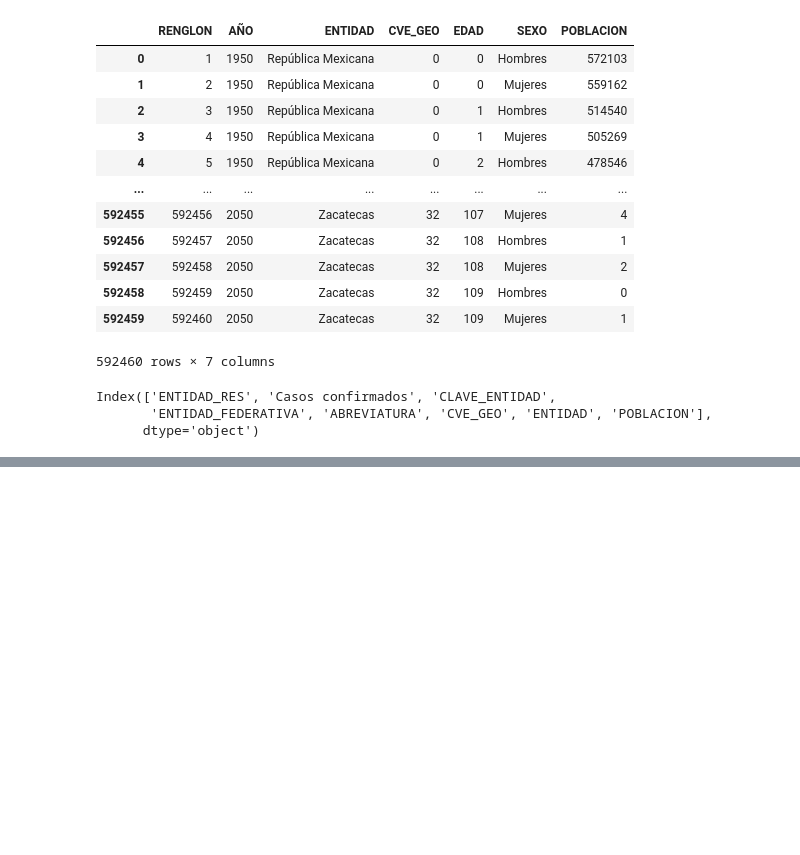
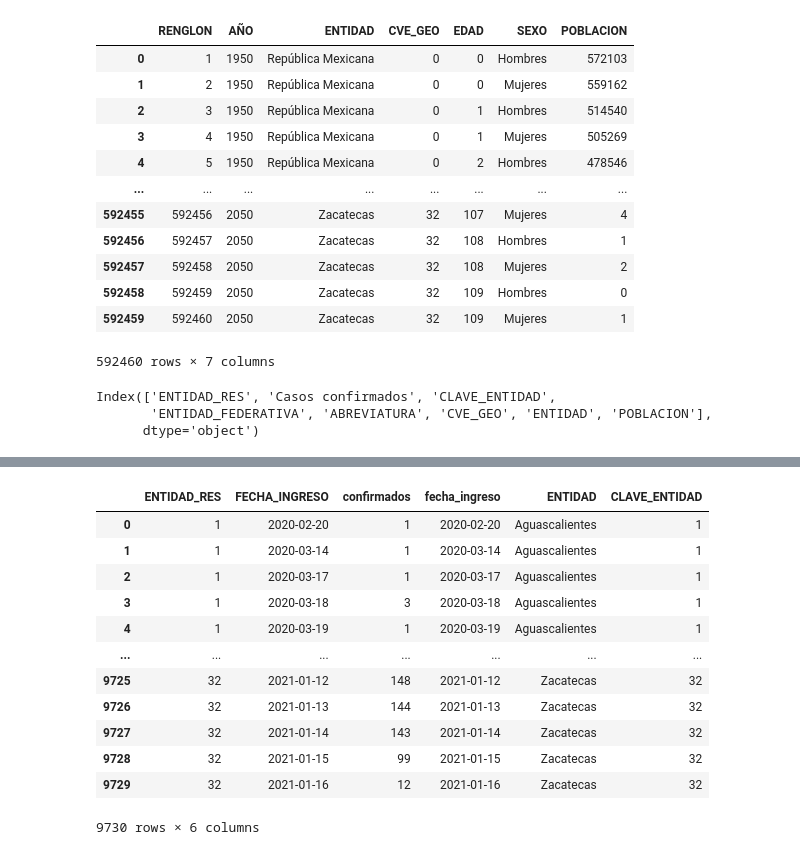
Before and after one commit to Riloro/mexico_covid19_dashboard, a Jupyter notebook: Notebook/covid19_notebook.ipynb, the cells around one changed output, grey strips where cells are left out. Cells and saved outputs as stored; diff of their text form; code cells hidden in the pictures; blank space fills up the shorter version.

```diff
--- a/Notebook/covid19_notebook.ipynb
+++ b/Notebook/covid19_notebook.ipynb
@@ -877,3 +938,19 @@ jhu_conf_mex_df
 
  show_confirmed_cases(jhu_conf_mex_df["fecha_confirmados_dateTime"],jhu_conf_mex_df["casos diarios"], region = "México", anomalia = True)
  show_deaths(jhu_deaths_mex_df["fecha_muerte_dateTime"], jhu_deaths_mex_df["muertes diarias"],  region = "México", anomalia = True)
+# %%
+confirmados_por_estado_fecha_clave
+# %% [output]
+|  | ENTIDAD_RES | FECHA_INGRESO | confirmados | fecha_ingreso | ENTIDAD | CLAVE_ENTIDAD |
+| 0 | 1 | 2020-02-20 | 1 | 2020-02-20 | Aguascalientes | 1 |
+| 1 | 1 | 2020-03-14 | 1 | 2020-03-14 | Aguascalientes | 1 |
+| 2 | 1 | 2020-03-17 | 1 | 2020-03-17 | Aguascalientes | 1 |
+| 3 | 1 | 2020-03-18 | 3 | 2020-03-18 | Aguascalientes | 1 |
+| 4 | 1 | 2020-03-19 | 1 | 2020-03-19 | Aguascalientes | 1 |
+| ... | ... | ... | ... | ... | ... | ... |
+| 9725 | 32 | 2021-01-12 | 148 | 2021-01-12 | Zacatecas | 32 |
+| 9726 | 32 | 2021-01-13 | 144 | 2021-01-13 | Zacatecas | 32 |
+| 9727 | 32 | 2021-01-14 | 143 | 2021-01-14 | Zacatecas | 32 |
+| 9728 | 32 | 2021-01-15 | 99 | 2021-01-15 | Zacatecas | 32 |
+| 9729 | 32 | 2021-01-16 | 12 | 2021-01-16 | Zacatecas | 32 |
+9730 rows × 6 columns
```
Also changed, not shown: parts of 42 cells of this notebook, 2 other files.
